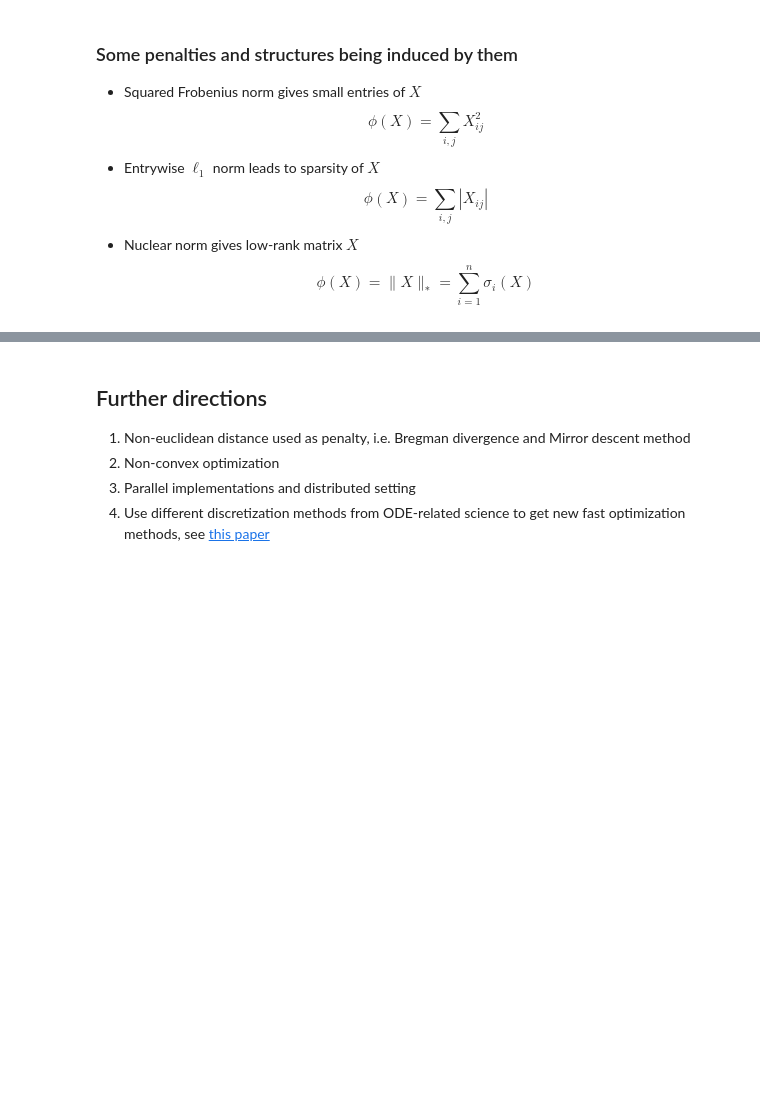
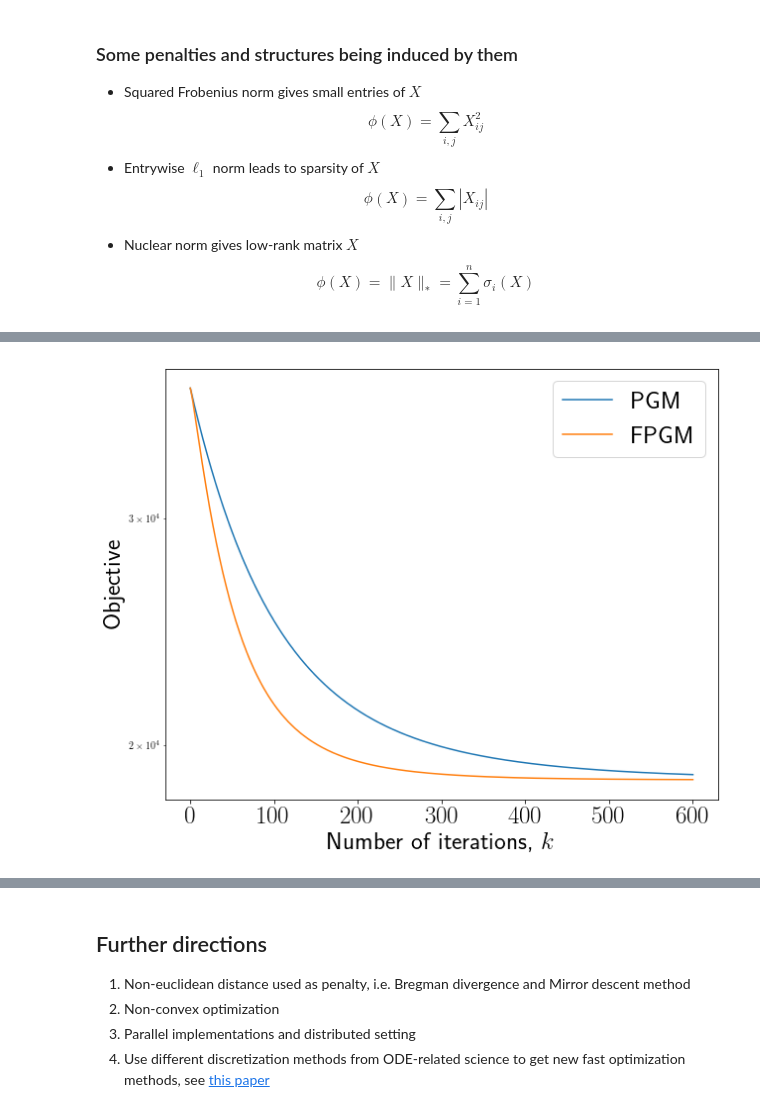
Before and after one commit to amkatrutsa/optimization_course, a Jupyter notebook: ProxMethods/prox_methods_en.ipynb, the cells around one changed output, grey strips where cells are left out. Saved outputs shown, nothing was run; the diff lists cells and outputs as text; code cells hidden in the pictures; blank space fills up the shorter version.

```diff
--- a/ProxMethods/prox_methods_en.ipynb
+++ b/ProxMethods/prox_methods_en.ipynb
@@ -474,0 +477,13 @@ Number of nnz in sparse term = 780
+# %%
+plt.figure(figsize=(10, 8))
+fontsize=25
+plt.plot([f(X) + gamma_2 * np.sum(np.abs(X[0])) + gamma_3 * np.linalg.norm(X[1], "nuc") for X in conv], label="PGM")
+plt.plot([f(X) + gamma_2 * np.sum(np.abs(X[0])) + gamma_3 * np.linalg.norm(X[1], "nuc") for X in conv_acc], label="FPGM")
+plt.legend(fontsize=fontsize)
+plt.xlabel(r"Number of iterations, $k$", fontsize=fontsize)
+plt.ylabel(r"Objective", fontsize=fontsize)
+plt.xticks(fontsize=fontsize)
+_ = plt.yticks(fontsize=fontsize)
+plt.yscale("log")
+# %% [output]
+[figure, added]
```
Also changed, not shown: parts of 15 cells of this notebook, 4 other files.
